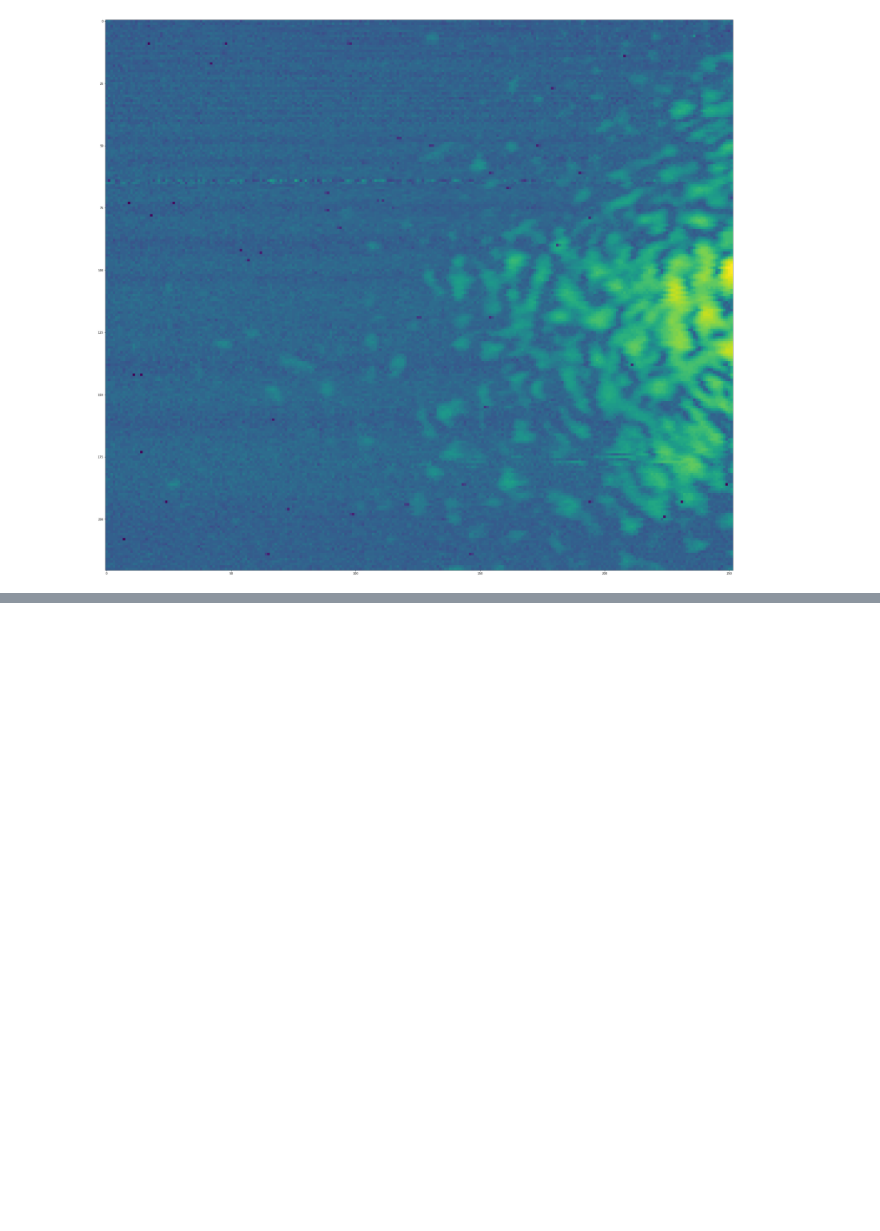
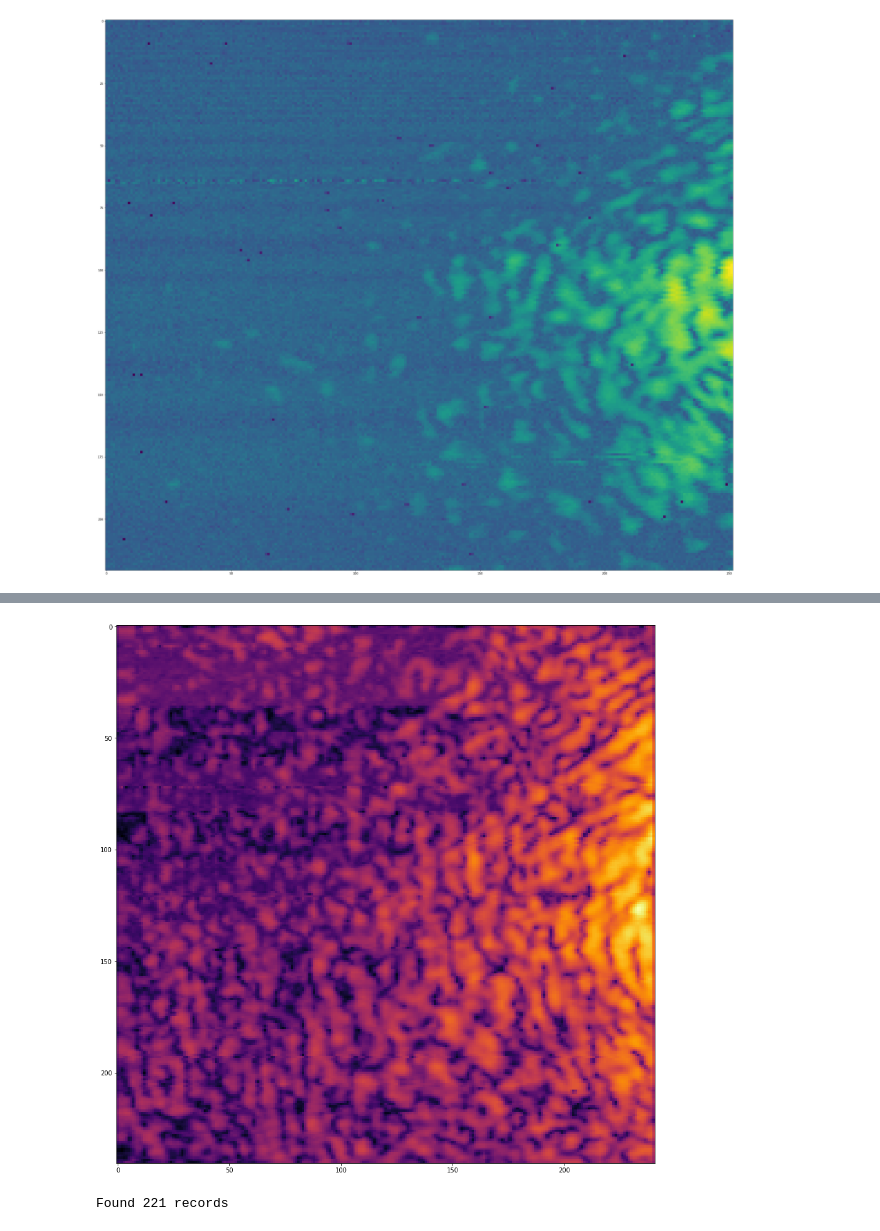
Before and after one commit to wfus/scanning-microphone, a Jupyter notebook: processing/ContinuousScanProcessing.ipynb, the cells around one changed output, grey strips where cells are left out. Cells and saved outputs as stored; diff of their text form; code cells hidden in the pictures; blank space fills up the shorter version.

```diff
--- a/processing/ContinuousScanProcessing.ipynb
+++ b/processing/ContinuousScanProcessing.ipynb
@@ -122,0 +148,7 @@ plt.show()
+# %%
+# Plot this as an image
+plt.figure(figsize=(16, 16))
+plt.imshow(skimage.transform.resize(ampdata, (241, 241)), cmap='inferno')
+plt.show()
+# %% [output]
+[figure, added]
@@ -122,0 +185,4 @@ plt.show()
+# %%
+ampdata = sca("../data/1550362051")
+# %% [output]
+Found 221 records
```
Also changed, not shown: parts of 12 cells of this notebook, 3 other files.
